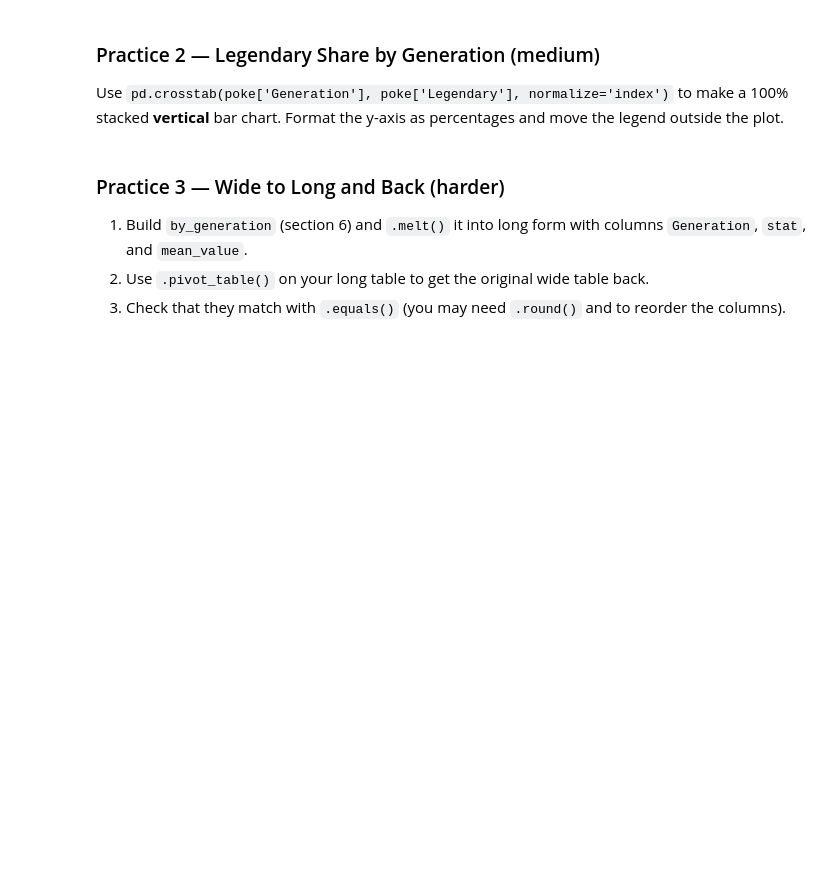
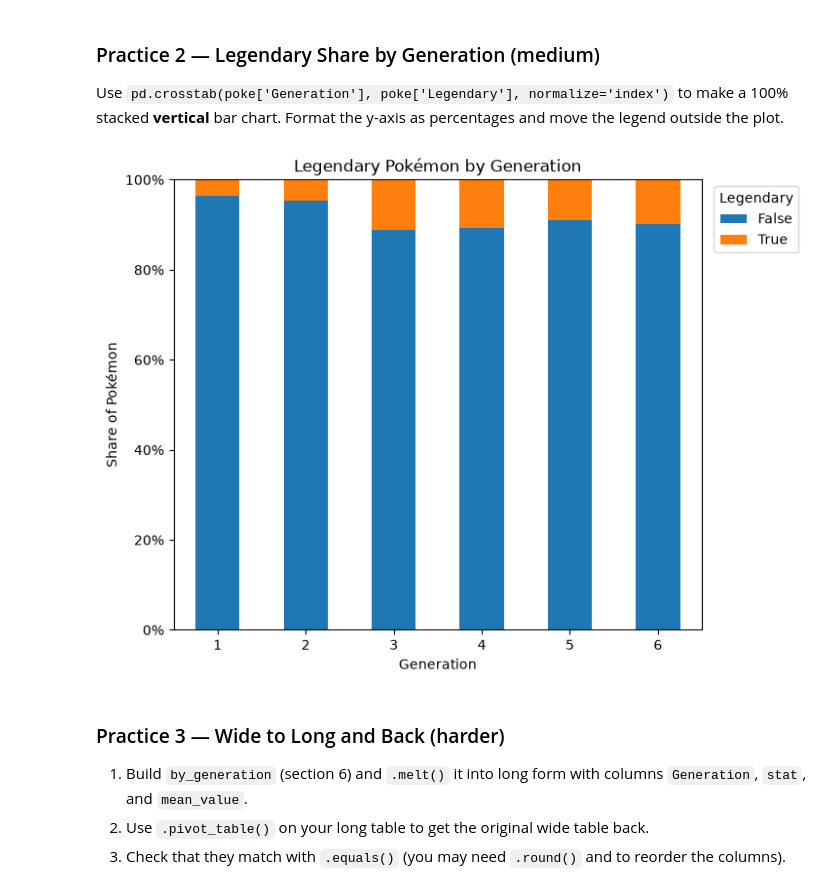
Before and after one commit to ECOKER1226/3603-data-science-coker, a Jupyter notebook: Work/08-Visualizing_Data/02-Plotting_with_Pandas.ipynb, the cells around one changed output. Cells and saved outputs as stored; diff of their text form; code cells hidden in the pictures; blank space fills up the shorter version.

```diff
--- a/Work/08-Visualizing_Data/02-Plotting_with_Pandas.ipynb
+++ b/Work/08-Visualizing_Data/02-Plotting_with_Pandas.ipynb
@@ -203,6 +269,15 @@ Make a sorted horizontal bar chart of the number of passengers from each `Embark
 Use `pd.crosstab(poke['Generation'], poke['Legendary'], normalize='index')` to make a 100% stacked **vertical** bar chart. Format the y-axis as percentages and move the legend outside the plot.
 # %%
 # Your code here
+composition = pd.crosstab(poke['Generation'], poke['Legendary'], normalize='index')
+
+ax = composition.plot.bar(stacked=True, figsize=(7, 6), color=['tab:blue', 'tab:orange'], rot=0)
+ax.yaxis.set_major_formatter(PercentFormatter(xmax=1))
+ax.set(title='Legendary Pokémon by Generation', xlabel='Generation', ylabel='Share of Pokémon', ylim=(0, 1))
+ax.legend(title='Legendary', bbox_to_anchor=(1.01, 1), loc='upper left')
+plt.show()
+# %% [output]
+[figure, added]
 # %% [markdown]
 ### Practice 3 — Wide to Long and Back (harder)
 1. Build `by_generation` (section 6) and `.melt()` it into long form with columns `Generation`, `stat`, and `mean_value`.
```
Also changed, not shown: parts of 18 cells of this notebook, 2 other files.
